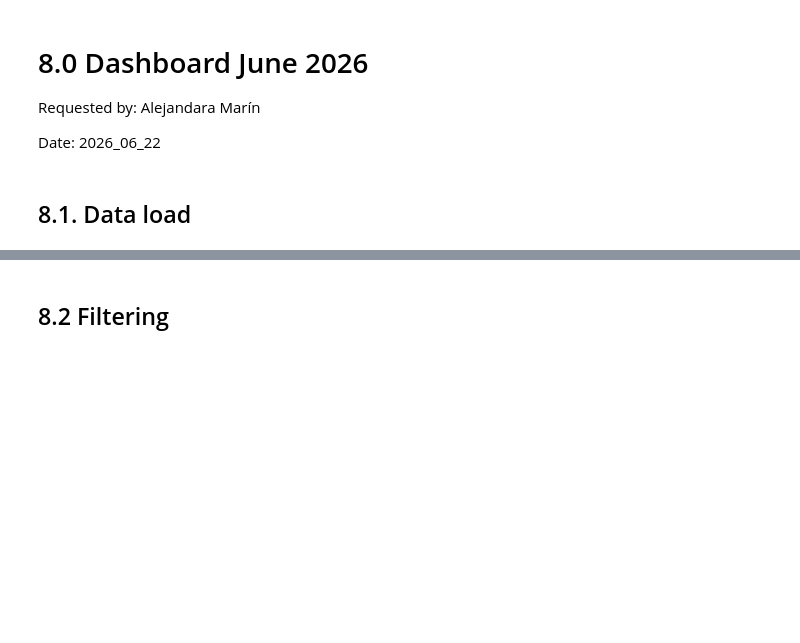
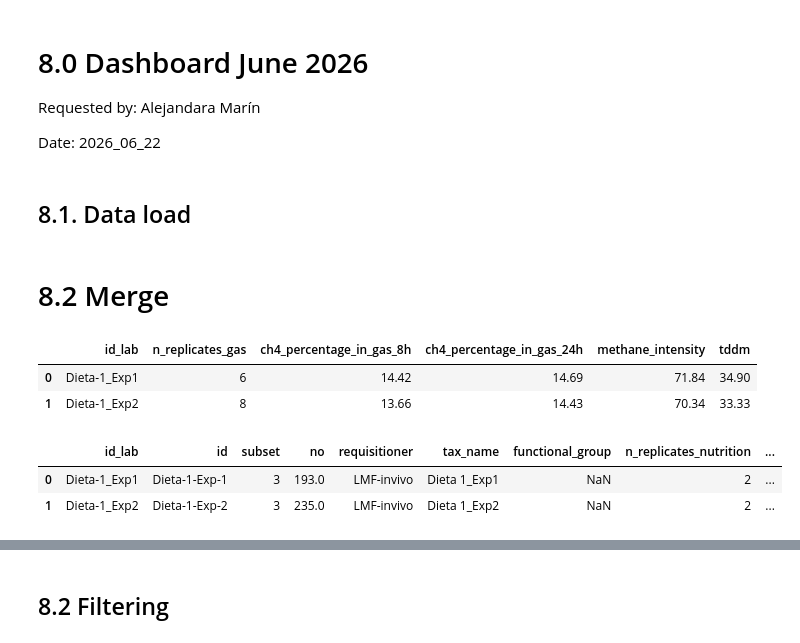
Before and after one commit to maurope/lmf, a Jupyter notebook: notebooks/2026/2026_05_22_data_delivery.ipynb, the cells around one changed output, grey strips where cells are left out. Saved outputs shown, nothing was run; the diff lists cells and outputs as text; code cells hidden in the pictures; blank space fills up the shorter version.

```diff
--- a/notebooks/2026/2026_05_22_data_delivery.ipynb
+++ b/notebooks/2026/2026_05_22_data_delivery.ipynb
@@ -1059,3 +1061,21 @@ Date: 2026_06_22
 ## 8.1. Data load
 # %%
 gas_av = pd.read_csv('/content/drive/MyDrive/lmf/data/2026_05_22_data_delivery/08_dashboard_june_2026/gas_clean_average_subsets_1234_2026_06_09.csv')
+nu_av = pd.read_csv('/content/drive/MyDrive/lmf/data/2026_05_22_data_delivery/08_dashboard_june_2026/nutrition_average_1234_2026_06_09.csv')
+# %% [markdown]
+# 8.2 Merge
+# %%
+gas_av2 = gas_av[['id_lab','n_replicates_gas', 'ch4_percentage_in_gas_8h', 'ch4_percentage_in_gas_24h','methane_intensity','tddm']]
+gas_av2.head(2)
+# %% [output]
+|  | id_lab | n_replicates_gas | ch4_percentage_in_gas_8h | ch4_percentage_in_gas_24h | methane_intensity | tddm |
+| 0 | Dieta-1_Exp1 | 6 | 14.42 | 14.69 | 71.84 | 34.90 |
+| 1 | Dieta-1_Exp2 | 8 | 13.66 | 14.43 | 70.34 | 33.33 |
+# %%
+col = nu_av.pop("n_replicates_nutrition")
+nu_av.insert(7, "n_replicates_nutrition", col)
+nu_av.head(2)
+# %% [output]
+|  | id_lab | id | subset | no | requisitioner | tax_name | functional_group | n_replicates_nutrition | ... |
+| 0 | Dieta-1_Exp1 | Dieta-1-Exp-1 | 3 | 193.0 | LMF-invivo | Dieta 1_Exp1 | NaN | 2 | ... |
+| 1 | Dieta-1_Exp2 | Dieta-1-Exp-2 | 3 | 235.0 | LMF-invivo | Dieta 1_Exp2 | NaN | 2 | ... |
```
Also changed, not shown: parts of 12 cells of this notebook, 25 other files.
